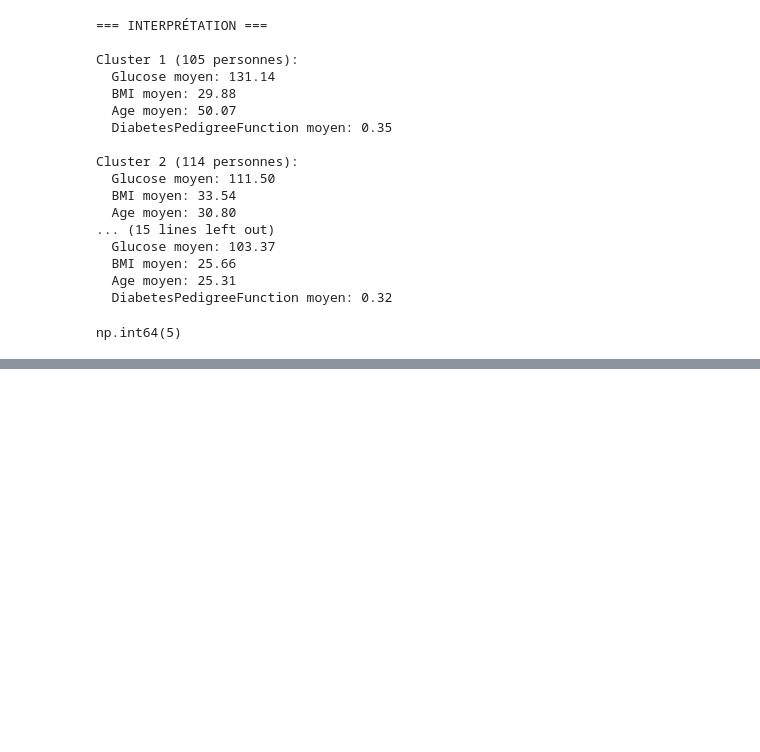
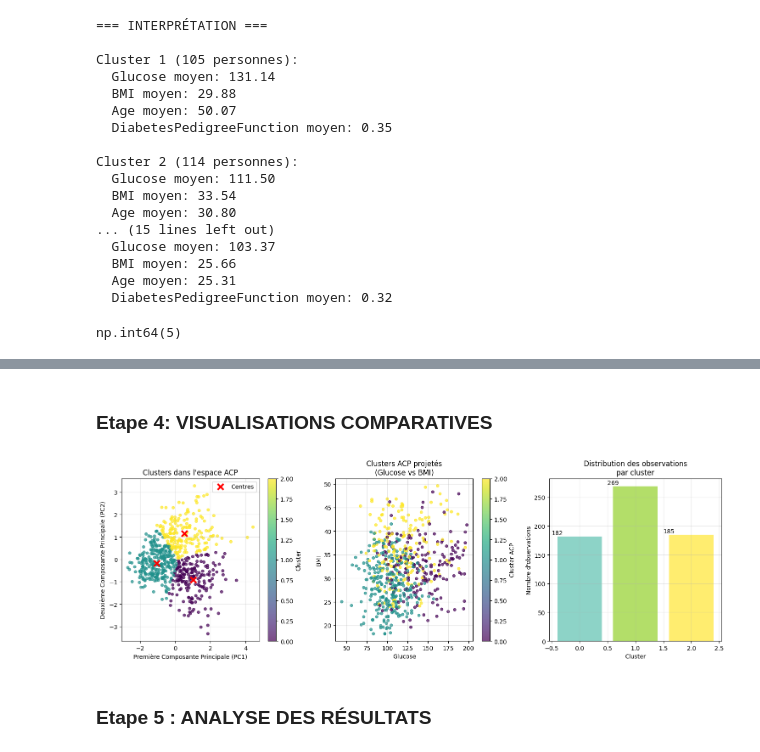
Before and after one commit to RaihanaAm/Analyse-de-Diab-te, a Jupyter notebook: Main.ipynb, the cells around one changed output, grey strips where cells are left out. Drawn from its saved outputs; the diff is of its cells as text; code cells hidden in the pictures; blank space fills up the shorter version.

```diff
--- a/Main.ipynb
+++ b/Main.ipynb
@@ -432,0 +538,14 @@ np.int64(5)
+# %%
+#Utiliser le k optimal trouvé avec l'ACP
+k_optimal_pca = kl_pca.elbow
+
+
+# Appliquer KMeans avec le nombre optimal de clusters sur les données ACP
+kmeans_pca = KMeans(n_clusters=k_optimal_pca, random_state=42)
+clusters_pca = kmeans_pca.fit_predict(X_pca)
+
+# Ajouter les clusters au DataFrame original ET au DataFrame ACP
+df['Cluster_PCA'] = clusters_pca
+df_pca['Cluster'] = clusters_pca
+
+df_pca
@@ -432,0 +566,54 @@ np.int64(5)
+# %% [markdown]
+### Etape 4: VISUALISATIONS COMPARATIVES
+# %%
+# Configuration pour de beaux graphiques
+
+colors = plt.cm.Set3(np.linspace(0, 1, k_optimal_pca))
+plt.figure(figsize=(15, 5))
+
+
+# Graphique 1: Clusters sur les composantes principales
+plt.subplot(1, 3, 1)
+scatter = plt.scatter(df_pca['PC1'], df_pca['PC2'], c=df_pca['Cluster'], cmap='viridis', alpha=0.7, s=20)
+plt.xlabel('Première Composante Principale (PC1)')
+plt.ylabel('Deuxième Composante Principale (PC2)')
+plt.title('Clusters dans l\'espace ACP')
+plt.colorbar(scatter, label='Cluster')
+plt.grid(True, alpha=0.3)
+
+# Ajouter les centres des clusters
+centers = kmeans_pca.cluster_centers_
+plt.scatter(centers[:, 0], centers[:, 1], c='red', marker='x', s=100, linewidths=3, label='Centres')
+plt.legend()
+
+# Graphique 2: Comparaison avec visualisation originale (Glucose vs BMI)
+plt.subplot(1, 3, 2)
+
+plt.scatter(df['Glucose'], df['BMI'], c=df['Cluster_PCA'], cmap='viridis', alpha=0.7, s=20)
+plt.xlabel('Glucose')
+plt.ylabel('BMI')
+plt.title('Clusters ACP projetés\n(Glucose vs BMI)')
+plt.colorbar(label='Cluster ACP')
+plt.grid(True, alpha=0.3)
+
+# Graphique 3: Distribution des clusters
+plt.subplot(1, 3, 3)
+cluster_counts = pd.Series(clusters_pca).value_counts().sort_index()
+
+bars = plt.bar(cluster_counts.index, cluster_counts.values, color=colors[:len(cluster_counts)])
+
+plt.xlabel('Cluster')
+plt.ylabel('Nombre d\'observations')
+plt.title('Distribution des observations\npar cluster')
+plt.grid(True, alpha=0.3)
+
+# Ajouter les valeurs sur les barres
+for bar, count in zip(bars, cluster_counts.values):
+    plt.text(bar.get_x() + bar.get_width()/2, bar.get_height() + 0.5, str(count), ha='center', va='bottom')
+
+plt.tight_layout()
+plt.show()
+# %% [output]
+[figure, added]
+# %% [markdown]
+### Etape 5 : ANALYSE DES RÉSULTATS
```
Also changed, not shown: parts of 12 cells of this notebook.
